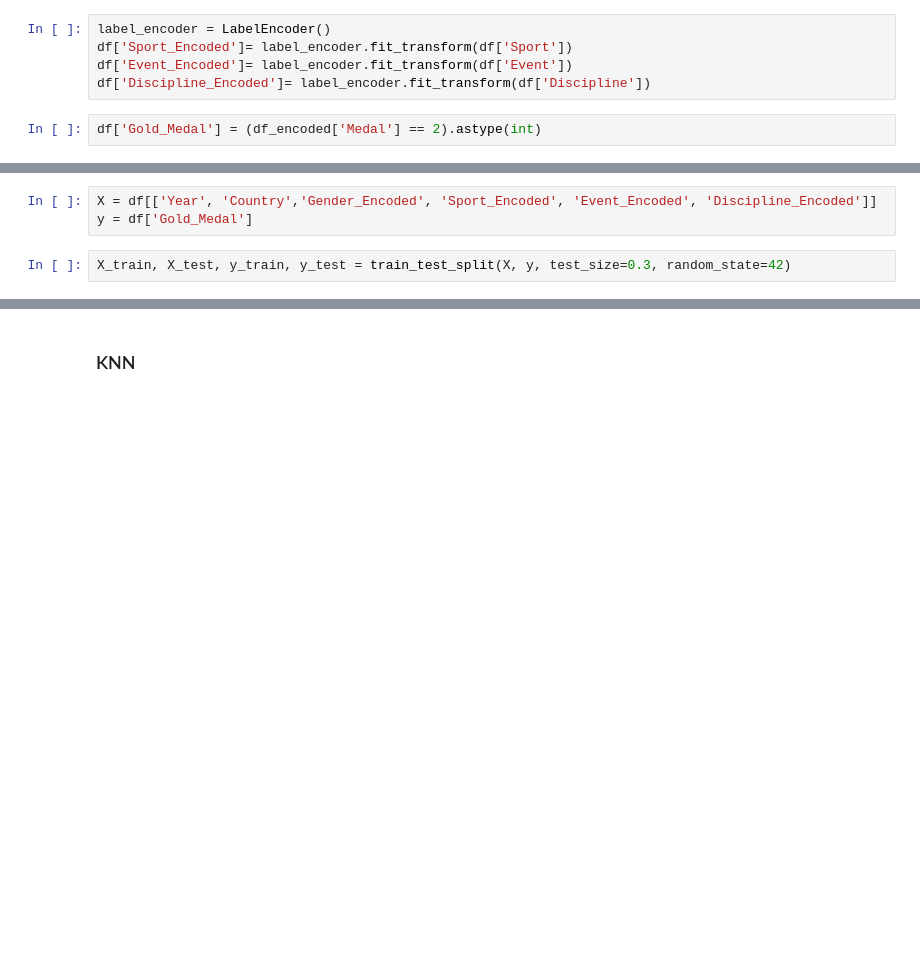
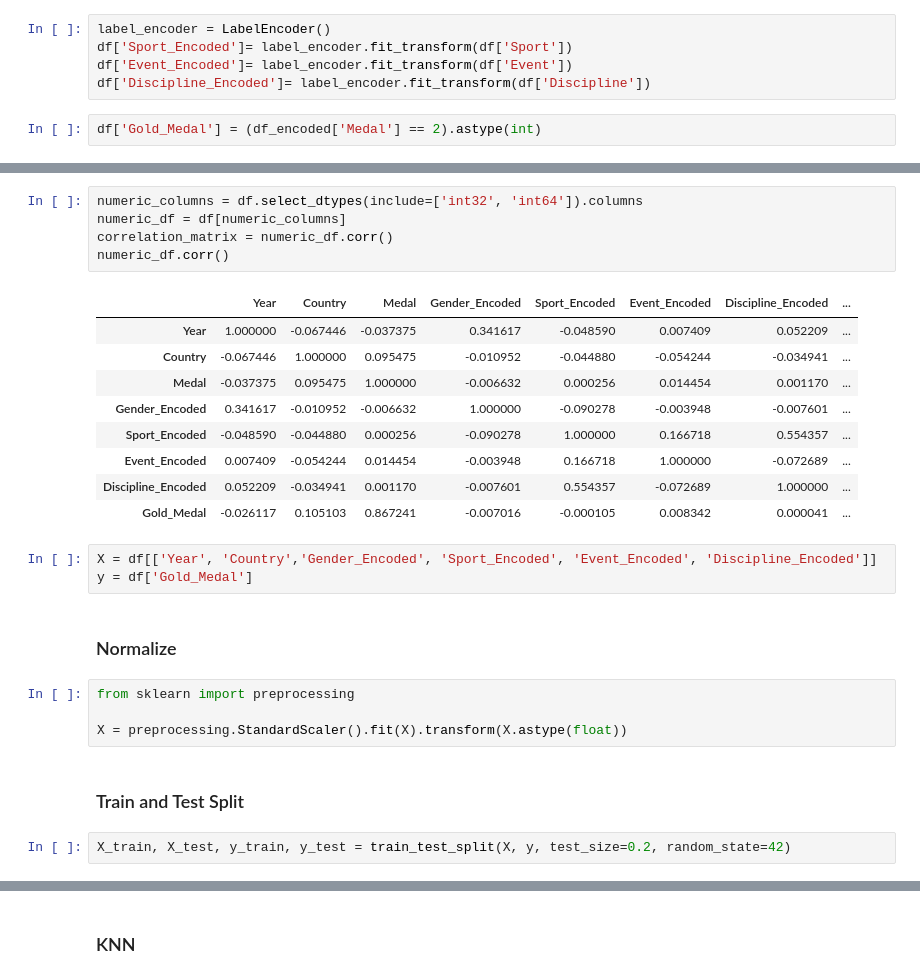
Before and after one commit to cnskzlrmt/summer-olympic-games-project, a Jupyter notebook: Summer_Olympic_Games.ipynb, the cells around one changed output, grey strips where cells are left out. Drawn from its saved outputs; the diff is of its cells as text; blank space fills up the shorter version.

```diff
--- a/Summer_Olympic_Games.ipynb
+++ b/Summer_Olympic_Games.ipynb
@@ -385,8 +376,31 @@ df.head()
 | 2 | 1896 | Athens | Aquatics | Swimming | DRIVAS, Dimitrios | 52 | Men | 100M Freestyle For Sailors | 0 | 0 | ... |
 | 3 | 1896 | Athens | Aquatics | Swimming | MALOKINIS, Ioannis | 52 | Men | 100M Freestyle For Sailors | 2 | 0 | ... |
 | 4 | 1896 | Athens | Aquatics | Swimming | CHASAPIS, Spiridon | 52 | Men | 100M Freestyle For Sailors | 1 | 0 | ... |
+# %%
+numeric_columns = df.select_dtypes(include=['int32', 'int64']).columns
+numeric_df = df[numeric_columns]
+correlation_matrix = numeric_df.corr()
+numeric_df.corr()
+# %% [output]
+|  | Year | Country | Medal | Gender_Encoded | Sport_Encoded | Event_Encoded | Discipline_Encoded | ... |
+| Year | 1.000000 | -0.067446 | -0.037375 | 0.341617 | -0.048590 | 0.007409 | 0.052209 | ... |
+| Country | -0.067446 | 1.000000 | 0.095475 | -0.010952 | -0.044880 | -0.054244 | -0.034941 | ... |
+| Medal | -0.037375 | 0.095475 | 1.000000 | -0.006632 | 0.000256 | 0.014454 | 0.001170 | ... |
+| Gender_Encoded | 0.341617 | -0.010952 | -0.006632 | 1.000000 | -0.090278 | -0.003948 | -0.007601 | ... |
+| Sport_Encoded | -0.048590 | -0.044880 | 0.000256 | -0.090278 | 1.000000 | 0.166718 | 0.554357 | ... |
+| Event_Encoded | 0.007409 | -0.054244 | 0.014454 | -0.003948 | 0.166718 | 1.000000 | -0.072689 | ... |
+| Discipline_Encoded | 0.052209 | -0.034941 | 0.001170 | -0.007601 | 0.554357 | -0.072689 | 1.000000 | ... |
+| Gold_Medal | -0.026117 | 0.105103 | 0.867241 | -0.007016 | -0.000105 | 0.008342 | 0.000041 | ... |
 # %%
 X = df[['Year', 'Country','Gender_Encoded', 'Sport_Encoded', 'Event_Encoded', 'Discipline_Encoded']]
 y = df['Gold_Medal']
+# %% [markdown]
+### Normalize
+# %%
+from sklearn import preprocessing
+
+X = preprocessing.StandardScaler().fit(X).transform(X.astype(float))
+# %% [markdown]
+### Train and Test Split
 # %%
-X_train, X_test, y_train, y_test = train_test_split(X, y, test_size=0.3, random_state=42)
+X_train, X_test, y_train, y_test = train_test_split(X, y, test_size=0.2, random_state=42)
```
Also changed, not shown: parts of 23 cells of this notebook.
